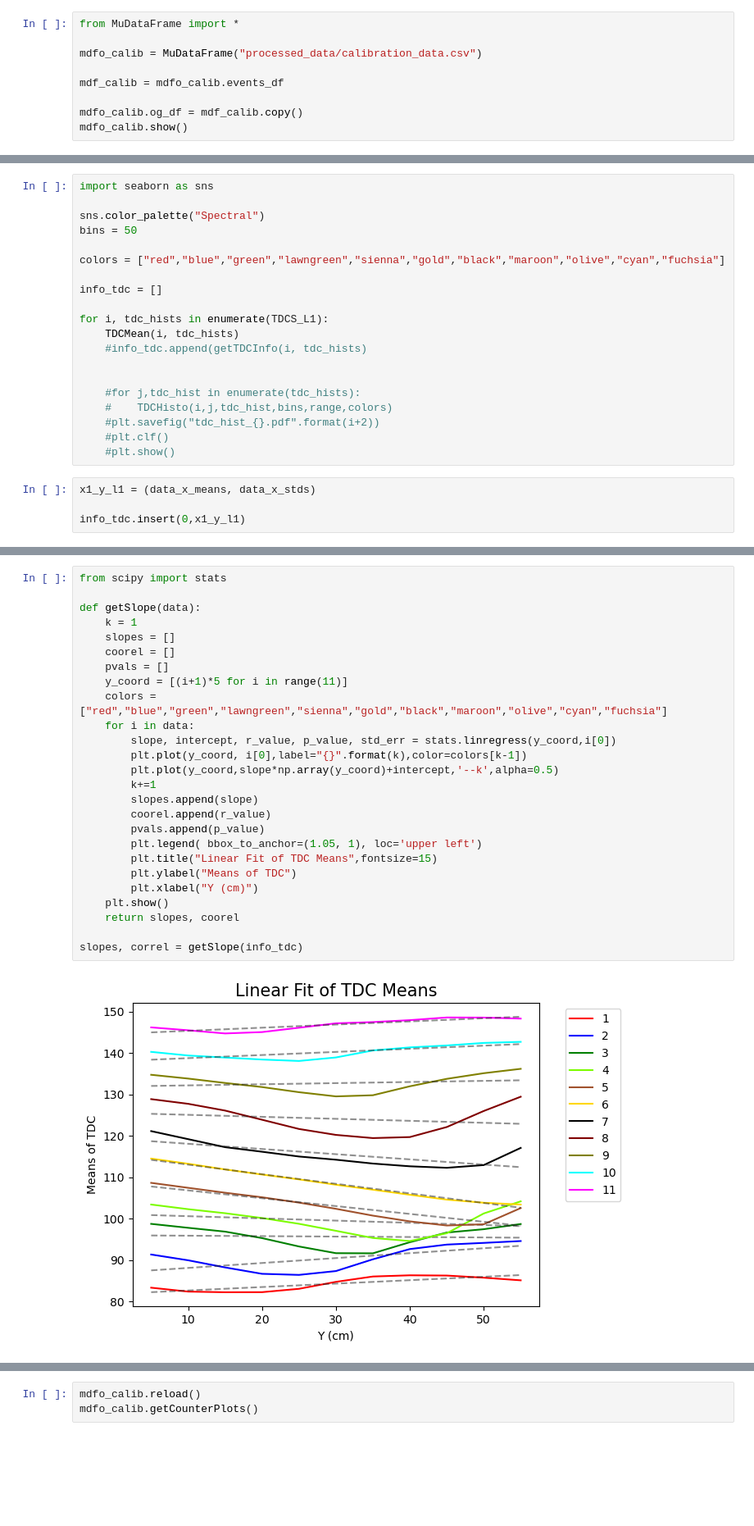
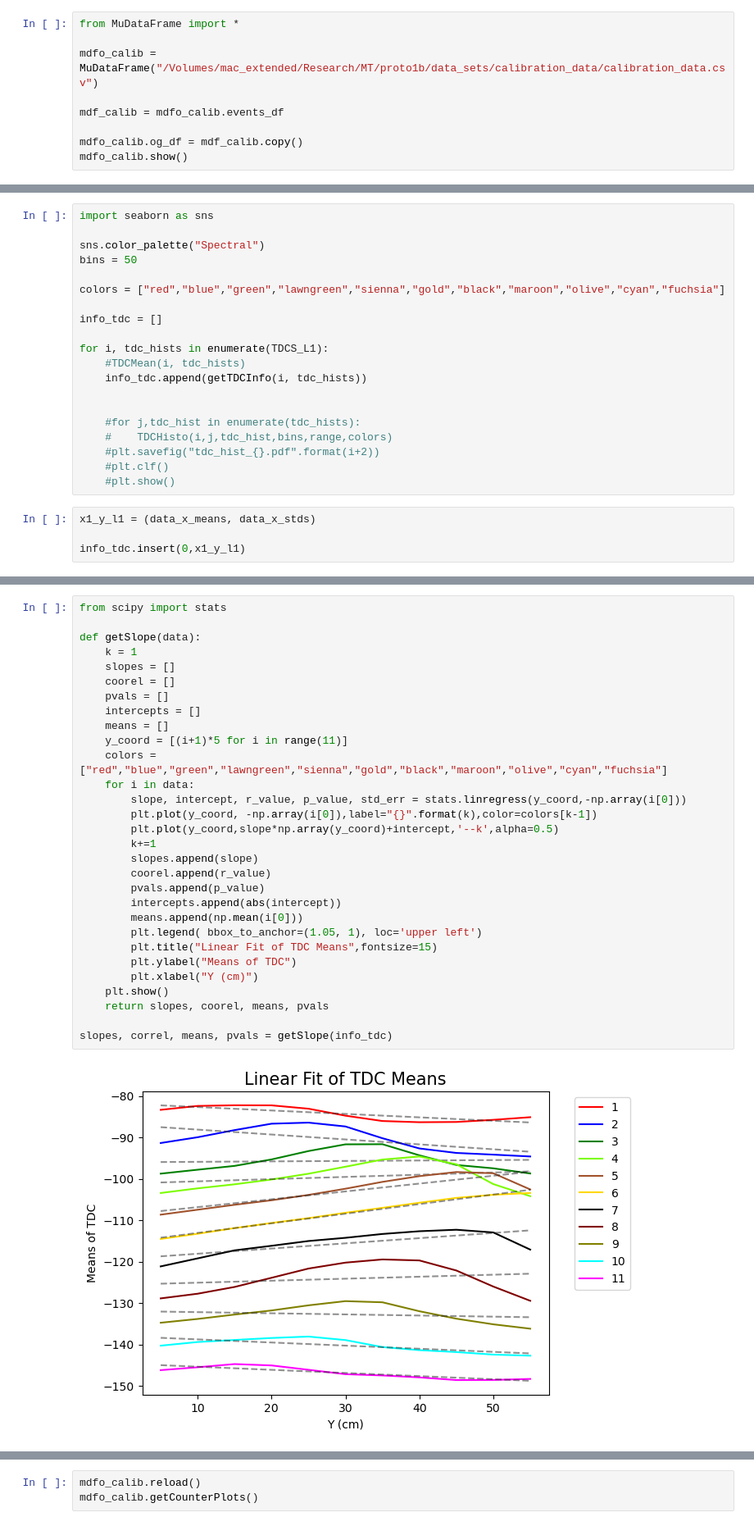
Before and after one commit to shanto268/CrateAnalysis, a Jupyter notebook: TDC_Study.ipynb, the cells around one changed output, grey strips where cells are left out. Shown at 82% size. Drawn from its saved outputs; the diff is of its cells as text; blank space fills up the shorter version.

```diff
--- a/TDC_Study.ipynb
+++ b/TDC_Study.ipynb
@@ -23,7 +27,7 @@ FileNotFoundError: [Errno 2] No such file or directory: 'processed_data/lead_bri
 # %%
 from MuDataFrame import *
 
-mdfo_calib = MuDataFrame("processed_data/calibration_data.csv")
+mdfo_calib = MuDataFrame("/Volumes/mac_extended/Research/MT/proto1b/data_sets/calibration_data/calibration_data.csv")
 
 mdf_calib = mdfo_calib.events_df
 
@@ -650,8 +654,8 @@ colors = ["red","blue","green","lawngreen","sienna","gold","black","maroon","oli
 info_tdc = []
 
 for i, tdc_hists in enumerate(TDCS_L1):
-    TDCMean(i, tdc_hists)
-    #info_tdc.append(getTDCInfo(i, tdc_hists)
+    #TDCMean(i, tdc_hists)
+    info_tdc.append(getTDCInfo(i, tdc_hists))
 
 
     #for j,tdc_hist in enumerate(tdc_hists):
@@ -694,31 +702,35 @@ getStdPlot(info_tdc)
 # %%
 from scipy import stats
 
 def getSlope(data):
     k = 1
     slopes = []
     coorel = []
     pvals = []
+    intercepts = []
+    means = []
     y_coord = [(i+1)*5 for i in range(11)]
     colors = ["red","blue","green","lawngreen","sienna","gold","black","maroon","olive","cyan","fuchsia"]
     for i in data:
-        slope, intercept, r_value, p_value, std_err = stats.linregress(y_coord,i[0])
-        plt.plot(y_coord, i[0],label="{}".format(k),color=colors[k-1])
+        slope, intercept, r_value, p_value, std_err = stats.linregress(y_coord,-np.array(i[0]))
+        plt.plot(y_coord, -np.array(i[0]),label="{}".format(k),color=colors[k-1])
         plt.plot(y_coord,slope*np.array(y_coord)+intercept,'--k',alpha=0.5)
         k+=1
         slopes.append(slope)
         coorel.append(r_value)
         pvals.append(p_value)
+        intercepts.append(abs(intercept))
+        means.append(np.mean(i[0]))
         plt.legend( bbox_to_anchor=(1.05, 1), loc='upper left')
         plt.title("Linear Fit of TDC Means",fontsize=15)
         plt.ylabel("Means of TDC")
         plt.xlabel("Y (cm)")
     plt.show()
-    return slopes, coorel
+    return slopes, coorel, means, pvals
 
-slopes, correl = getSlope(info_tdc)
+slopes, correl, means, pvals = getSlope(info_tdc)
 # %% [output]
-[figure, old version]
+[figure, new version]
 # %%
 plt.plot([i+1 for i in range(11)], slopes)
 plt.ylabel("Slope (TDC/cm)")
```
Also changed, not shown: parts of 34 cells of this notebook, 2 other files.
